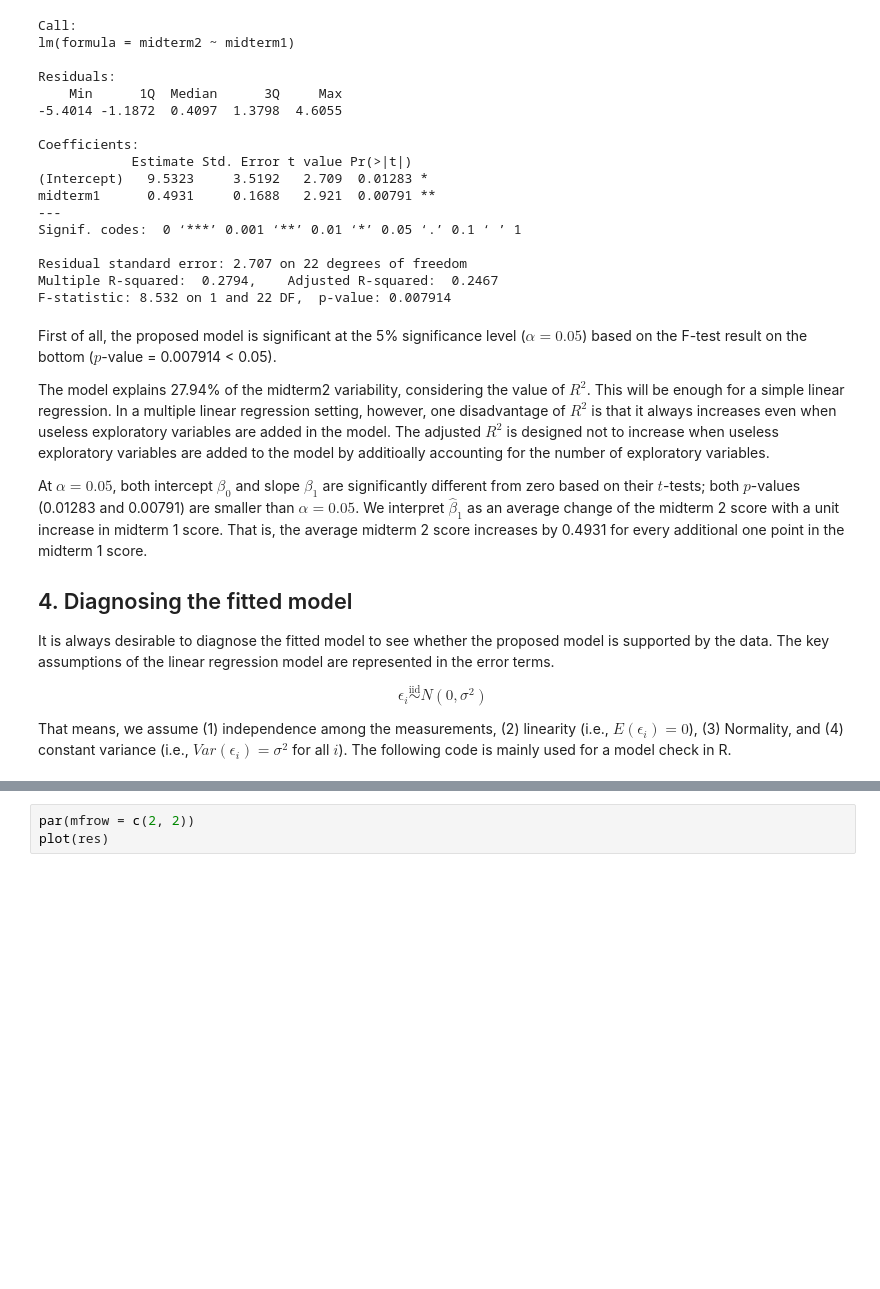
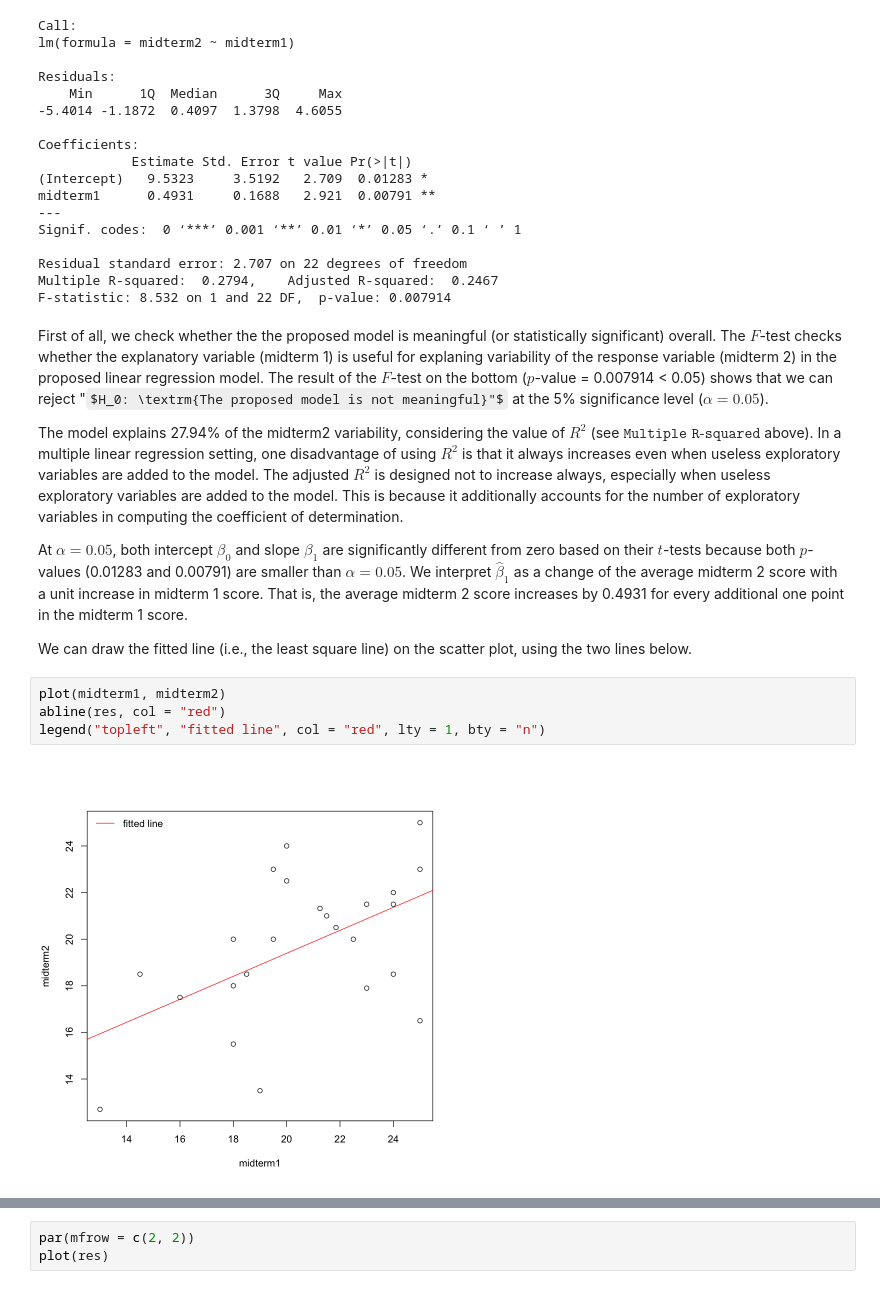
Before and after one commit to hyungsuktak/astro415, a Jupyter notebook: SLR.ipynb, the cells around one changed output, grey strips where cells are left out. Saved outputs shown, nothing was run; the diff lists cells and outputs as text; some formulas as TeX source; blank space fills up the shorter version.

```diff
--- a/SLR.ipynb
+++ b/SLR.ipynb
@@ -115,18 +115,16 @@ Residual standard error: 2.707 on 22 degrees of freedom
 Multiple R-squared:  0.2794,    Adjusted R-squared:  0.2467
 F-statistic: 8.532 on 1 and 22 DF,  p-value: 0.007914
 # %% [markdown]
-First of all, the proposed model is significant at the 5% significance level ($\alpha=0.05$) based on the F-test result on the bottom ($p$-value = 0.007914 < 0.05).
+First of all, we check whether the the proposed model is meaningful (or statistically significant) overall. The $F$-test checks whether the explanatory variable (midterm 1) is useful for explaning  variability of the response variable (midterm 2) in the proposed linear regression model. The result of the $F$-test on the bottom ($p$-value = 0.007914 < 0.05) shows that we can reject "$H_0: \textrm{The proposed model is not meaningful}"$ at the 5% significance level ($\alpha=0.05$).
 
-The model explains 27.94% of the midterm2 variability, considering the value of $R^2$. This will be enough for a simple linear regression. In a multiple linear regression setting, however, one disadvantage of $R^2$ is that it always increases even when useless exploratory variables are added in the model. The adjusted $R^2$ is designed not to increase when useless exploratory variables are added to the model by additioally accounting for the number of exploratory variables.
+The model explains 27.94% of the midterm2 variability, considering the value of $R^2$ (see $\texttt{Multiple R-squared}$ above). In a multiple linear regression setting, one disadvantage of using $R^2$ is that it always increases even when useless exploratory variables are added to the model. The adjusted $R^2$ is designed not to increase always, especially when useless exploratory variables are added to the model. This is because it additionally accounts for the number of exploratory variables in computing the coefficient of determination.
 
-At $\alpha=0.05$, both intercept $\beta_0$ and slope $\beta_1$ are significantly different from zero based on their $t$-tests; both $p$-values (0.01283 and 0.00791) are smaller than $\alpha=0.05$. We interpret $\hat{\beta}_1$ as an average change of the midterm 2 score with a unit increase in midterm 1 score. That is, the average midterm 2 score increases by 0.4931 for every additional one point in the midterm 1 score.
+At $\alpha=0.05$, both intercept $\beta_0$ and slope $\beta_1$ are significantly different from zero based on their $t$-tests because both $p$-values (0.01283 and 0.00791) are smaller than $\alpha=0.05$. We interpret $\hat{\beta}_1$ as a change of the average midterm 2 score with a unit increase in midterm 1 score. That is, the average midterm 2 score increases by 0.4931 for every additional one point in the midterm 1 score.
 
-## 4. Diagnosing the fitted model
-
-It is always desirable to diagnose the fitted model to see whether the proposed model is supported by the data. The key assumptions of the linear regression model are represented in the error terms.
-
-$$
-\epsilon_i\stackrel{\textrm{iid}}{\sim}N(0, \sigma^2)
-$$
-
-That means, we assume (1) independence among the measurements, (2) linearity (i.e., $E(\epsilon_i)=0$), (3) Normality, and (4) constant variance (i.e., $Var(\epsilon_i)=\sigma^2$ for all $i$). The following code is mainly used for a model check in R.
+We can draw the fitted line (i.e., the least square line) on the scatter plot, using the two lines below.
+# %%
+plot(midterm1, midterm2)
+abline(res, col = "red")
+legend("topleft", "fitted line", col = "red", lty = 1, bty = "n")
+# %% [output]
+[figure, added]
```
Also changed, not shown: parts of 24 cells of this notebook.
